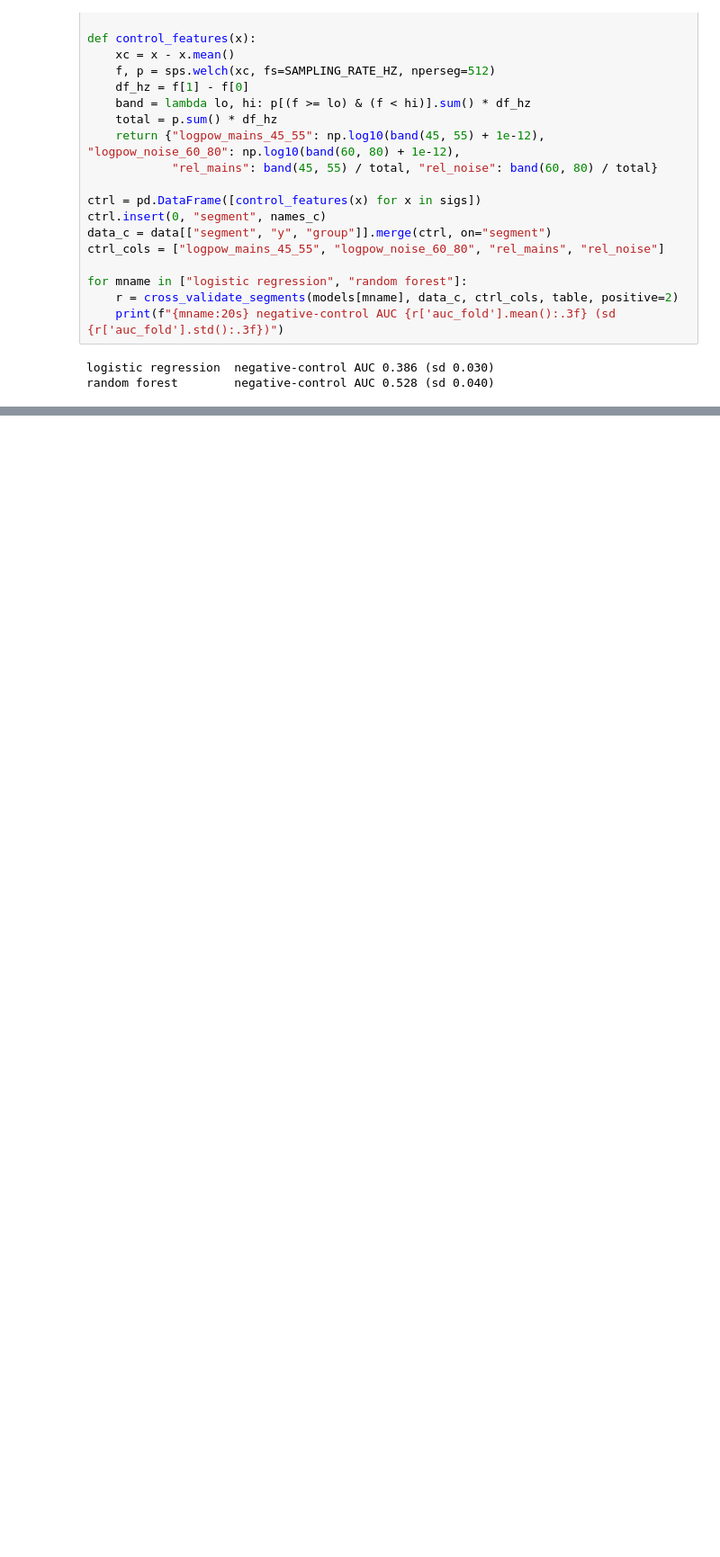
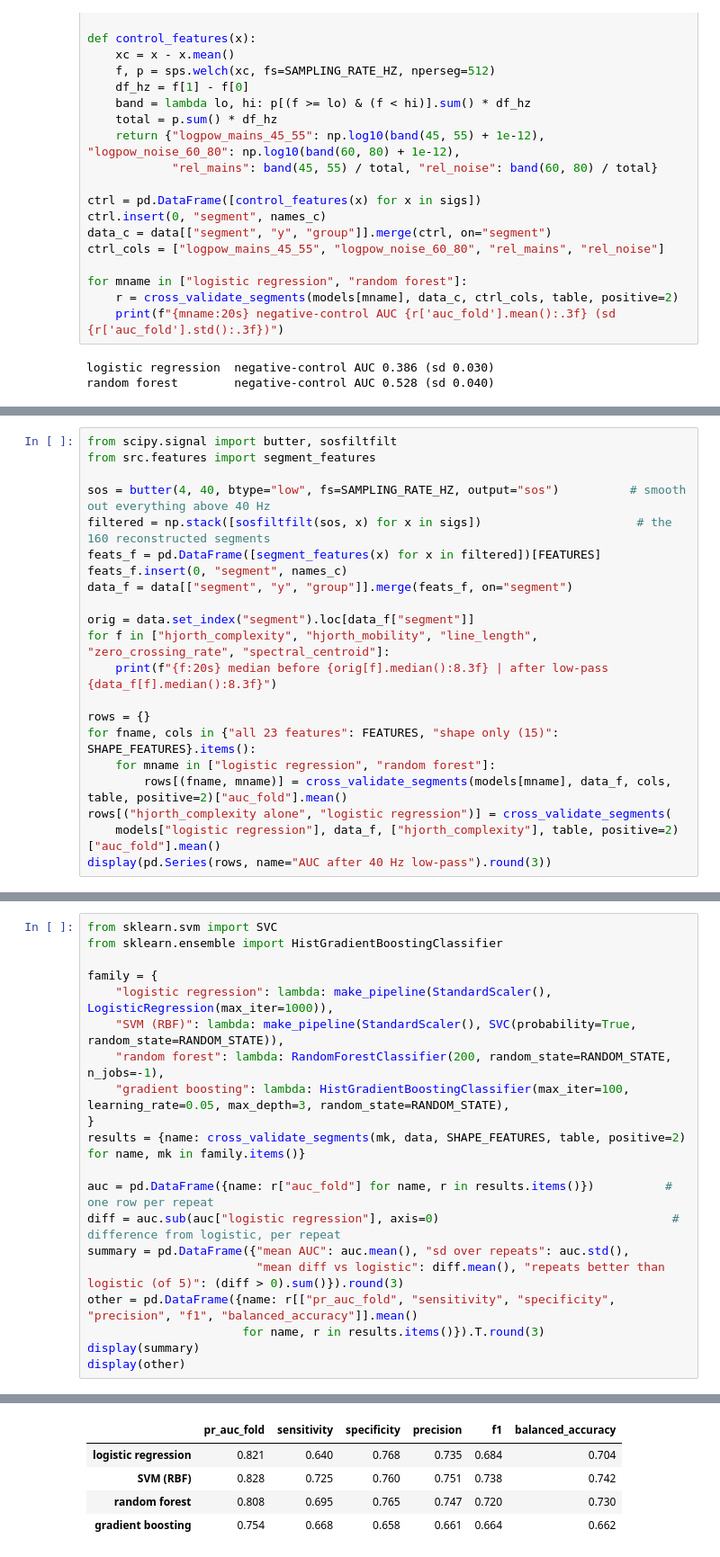
Before and after one commit to viveka2863/seizure-epileptogenic-localisation, a Jupyter notebook: notebooks/12_two_vs_three.ipynb, the cells around one changed output, grey strips where cells are left out. Shown at 90% size. Cells and saved outputs as stored; diff of their text form; blank space fills up the shorter version.

```diff
--- a/notebooks/12_two_vs_three.ipynb
+++ b/notebooks/12_two_vs_three.ipynb
@@ -163,0 +208,21 @@ random forest        negative-control AUC 0.528 (sd 0.040)
+# %%
+from scipy.signal import butter, sosfiltfilt
+from src.features import segment_features
+
+sos = butter(4, 40, btype="low", fs=SAMPLING_RATE_HZ, output="sos")          # smooth out everything above 40 Hz
+filtered = np.stack([sosfiltfilt(sos, x) for x in sigs])                      # the 160 reconstructed segments
+feats_f = pd.DataFrame([segment_features(x) for x in filtered])[FEATURES]
+feats_f.insert(0, "segment", names_c)
+data_f = data[["segment", "y", "group"]].merge(feats_f, on="segment")
+
+orig = data.set_index("segment").loc[data_f["segment"]]
+for f in ["hjorth_complexity", "hjorth_mobility", "line_length", "zero_crossing_rate", "spectral_centroid"]:
+    print(f"{f:20s} median before {orig[f].median():8.3f} | after low-pass {data_f[f].median():8.3f}")
+
+rows = {}
+for fname, cols in {"all 23 features": FEATURES, "shape only (15)": SHAPE_FEATURES}.items():
+    for mname in ["logistic regression", "random forest"]:
+        rows[(fname, mname)] = cross_validate_segments(models[mname], data_f, cols, table, positive=2)["auc_fold"].mean()
+rows[("hjorth_complexity alone", "logistic regression")] = cross_validate_segments(
+    models["logistic regression"], data_f, ["hjorth_complexity"], table, positive=2)["auc_fold"].mean()
+display(pd.Series(rows, name="AUC after 40 Hz low-pass").round(3))
@@ -163,0 +241,21 @@ random forest        negative-control AUC 0.528 (sd 0.040)
+# %%
+from sklearn.svm import SVC
+from sklearn.ensemble import HistGradientBoostingClassifier
+
+family = {
+    "logistic regression": lambda: make_pipeline(StandardScaler(), LogisticRegression(max_iter=1000)),
+    "SVM (RBF)": lambda: make_pipeline(StandardScaler(), SVC(probability=True, random_state=RANDOM_STATE)),
+    "random forest": lambda: RandomForestClassifier(200, random_state=RANDOM_STATE, n_jobs=-1),
+    "gradient boosting": lambda: HistGradientBoostingClassifier(max_iter=100, learning_rate=0.05, max_depth=3, random_state=RANDOM_STATE),
+}
+results = {name: cross_validate_segments(mk, data, SHAPE_FEATURES, table, positive=2) for name, mk in family.items()}
+
+auc = pd.DataFrame({name: r["auc_fold"] for name, r in results.items()})          # one row per repeat
+diff = auc.sub(auc["logistic regression"], axis=0)                                 # difference from logistic, per repeat
+summary = pd.DataFrame({"mean AUC": auc.mean(), "sd over repeats": auc.std(),
+                        "mean diff vs logistic": diff.mean(), "repeats better than logistic (of 5)": (diff > 0).sum()}).round(3)
+other = pd.DataFrame({name: r[["pr_auc_fold", "sensitivity", "specificity", "precision", "f1", "balanced_accuracy"]].mean()
+                      for name, r in results.items()}).T.round(3)
+display(summary)
+display(other)
+# %% [output]
@@ -163,0 +267,5 @@ random forest        negative-control AUC 0.528 (sd 0.040)
+|  | pr_auc_fold | sensitivity | specificity | precision | f1 | balanced_accuracy |
+| logistic regression | 0.821 | 0.640 | 0.768 | 0.735 | 0.684 | 0.704 |
+| SVM (RBF) | 0.828 | 0.725 | 0.760 | 0.751 | 0.738 | 0.742 |
+| random forest | 0.808 | 0.695 | 0.765 | 0.747 | 0.720 | 0.730 |
+| gradient boosting | 0.754 | 0.668 | 0.658 | 0.661 | 0.664 | 0.662 |
```
Also changed, not shown: parts of 4 cells of this notebook, 1 other file.
